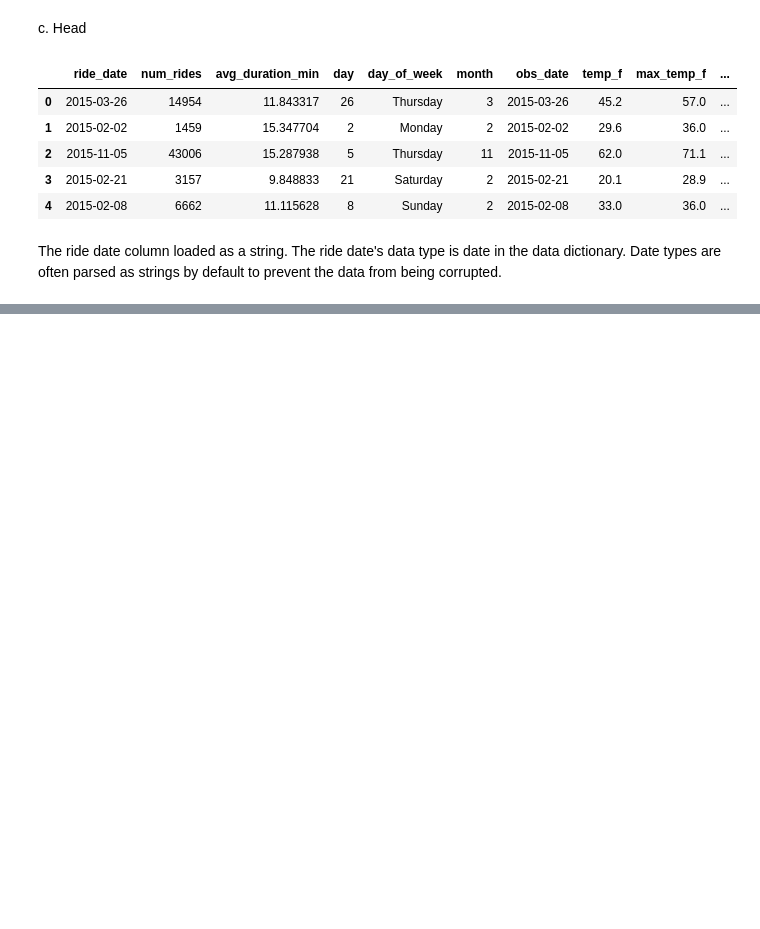
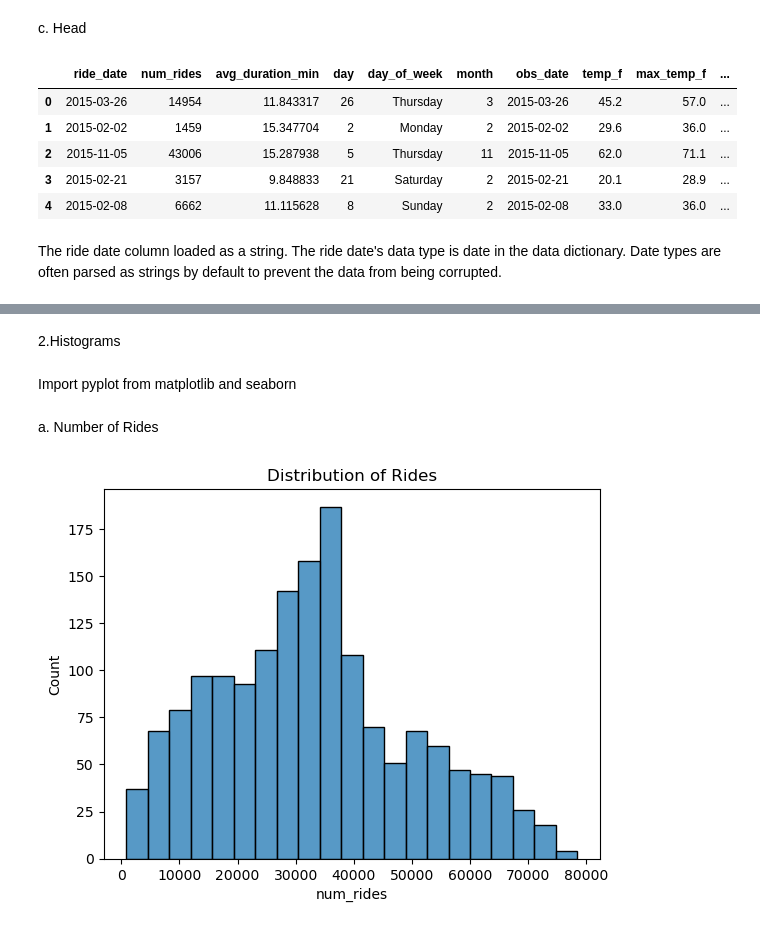
Before and after one commit to oluochl/-citibike-ridership-model-, a Jupyter notebook: Code/eda.ipynb, the cells around one changed output, grey strips where cells are left out. Saved outputs shown, nothing was run; the diff lists cells and outputs as text; code cells hidden in the pictures; blank space fills up the shorter version.

```diff
--- a/Code/eda.ipynb
+++ b/Code/eda.ipynb
@@ -44,0 +63,4 @@ The ride date column loaded as a string. The ride date's data type is date in th
+# %% [markdown]
+2.Histograms
+# %% [markdown]
+Import pyplot from matplotlib and seaborn
@@ -44,0 +70,7 @@ The ride date column loaded as a string. The ride date's data type is date in th
+# %% [markdown]
+a. Number of Rides
+# %%
+fig = sns.histplot(data['num_rides'])
+fig.set_title('Distribution of Rides');
+# %% [output]
+[figure, added]
```
Also changed, not shown: parts of 19 cells of this notebook.
